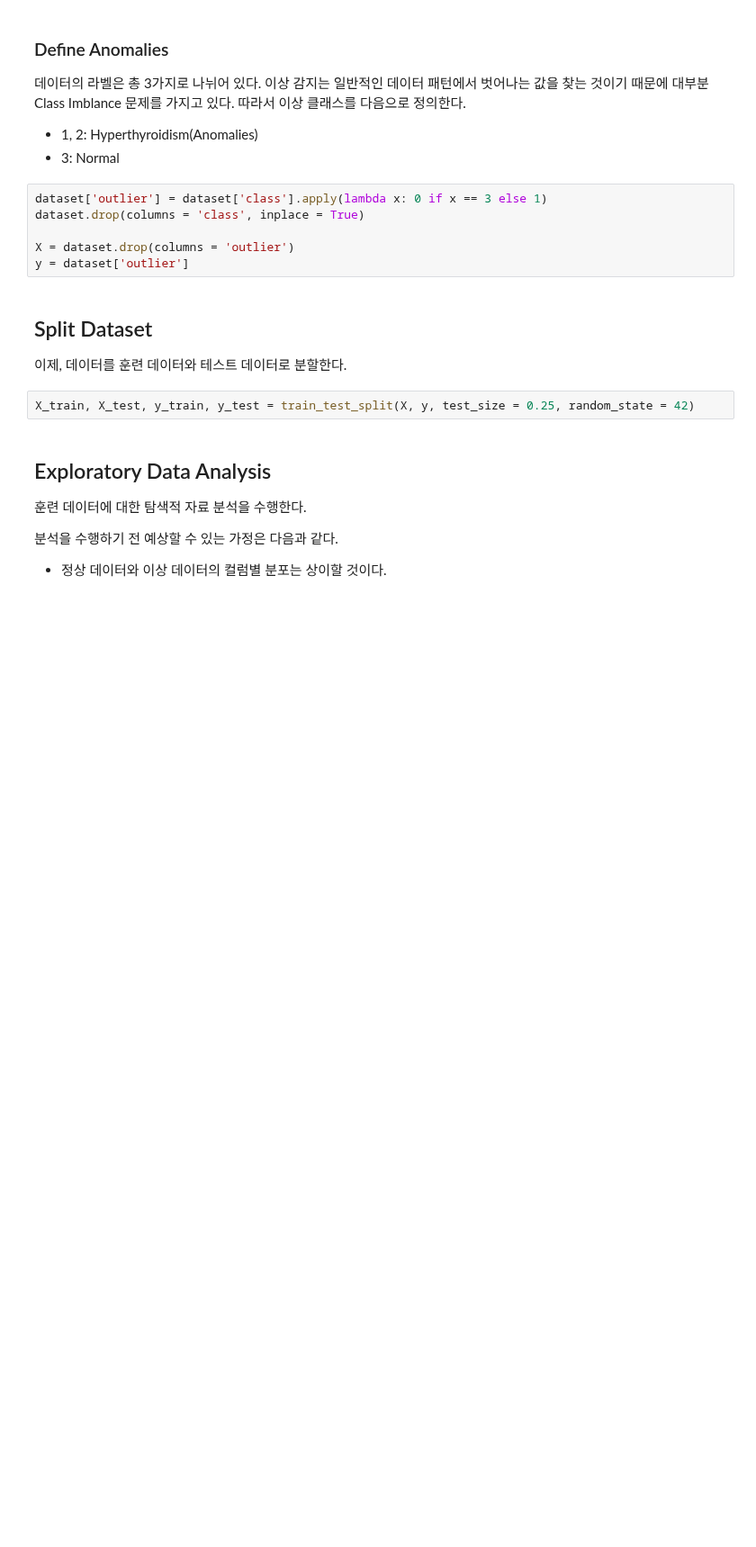
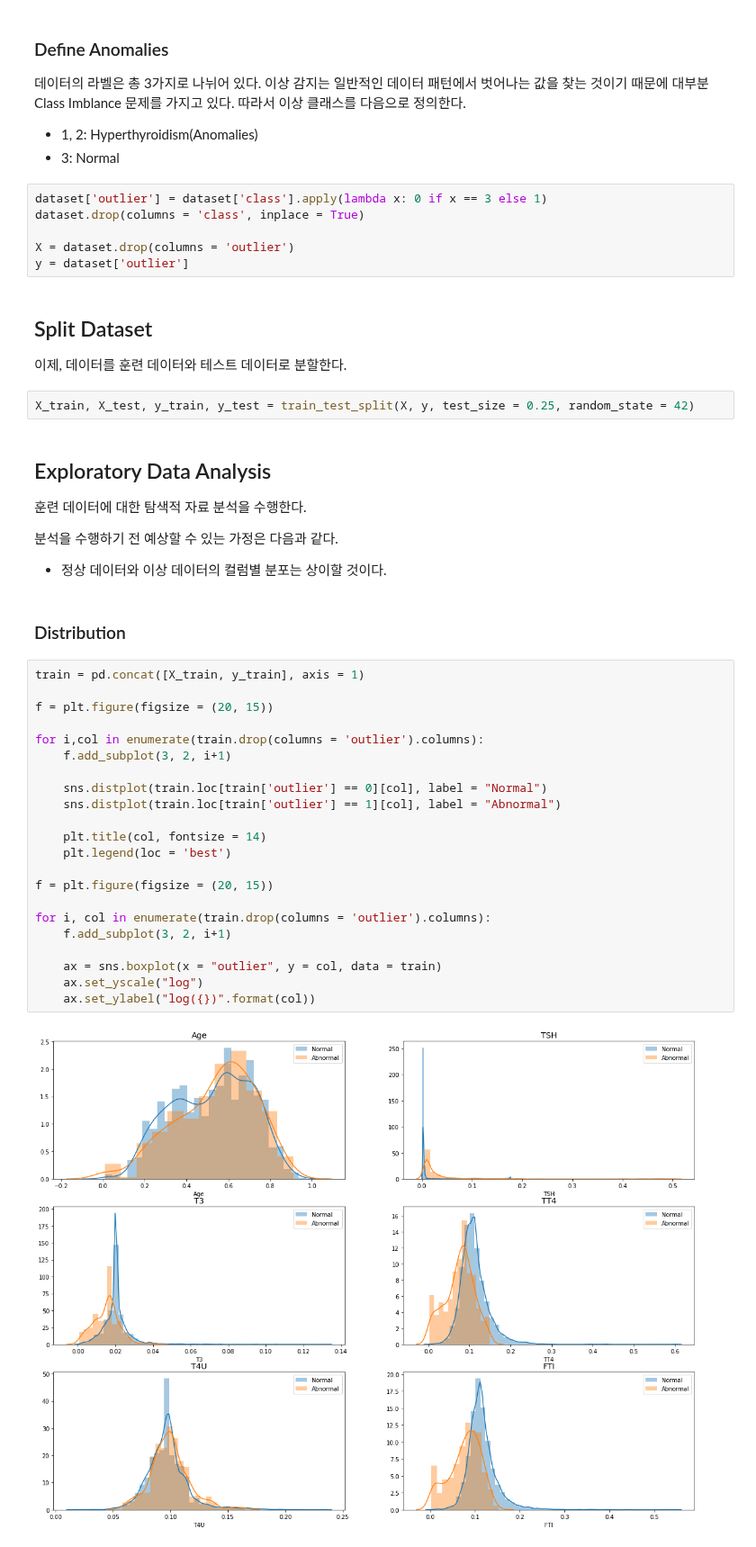
Before and after one commit to Yukkiasuna-sao/Anomaly_Detection, a Jupyter notebook: implementation/STEP1_Implementation.ipynb, the cells around one changed output. Shown at 90% size. Saved outputs shown, nothing was run; the diff lists cells and outputs as text; blank space fills up the shorter version.

```diff
--- a/implementation/STEP1_Implementation.ipynb
+++ b/implementation/STEP1_Implementation.ipynb
@@ -109,3 +114,29 @@ X_train, X_test, y_train, y_test = train_test_split(X, y, test_size = 0.25, rand
 
 분석을 수행하기 전 예상할 수 있는 가정은 다음과 같다.
 - 정상 데이터와 이상 데이터의 컬럼별 분포는 상이할 것이다.
+# %% [markdown]
+### Distribution
+# %%
+train = pd.concat([X_train, y_train], axis = 1)
+
+f = plt.figure(figsize = (20, 15))
+
+for i,col in enumerate(train.drop(columns = 'outlier').columns):
+    f.add_subplot(3, 2, i+1)
+
+    sns.distplot(train.loc[train['outlier'] == 0][col], label = "Normal")
+    sns.distplot(train.loc[train['outlier'] == 1][col], label = "Abnormal")
+
+    plt.title(col, fontsize = 14)
+    plt.legend(loc = 'best')
+
+f = plt.figure(figsize = (20, 15))
+
+for i, col in enumerate(train.drop(columns = 'outlier').columns):
+    f.add_subplot(3, 2, i+1)
+
+    ax = sns.boxplot(x = "outlier", y = col, data = train)
+    ax.set_yscale("log")
+    ax.set_ylabel("log({})".format(col))
+# %% [output]
+[figure, added]
```
Also changed, not shown: parts of 9 cells of this notebook.
